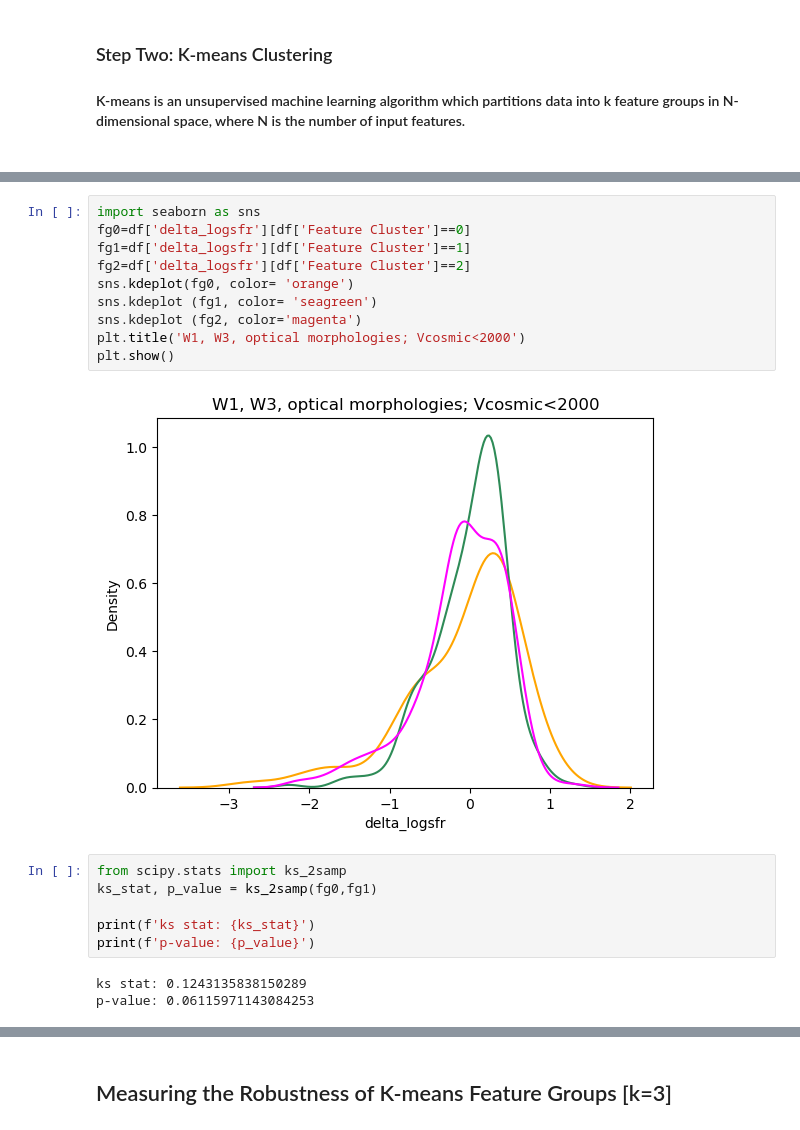
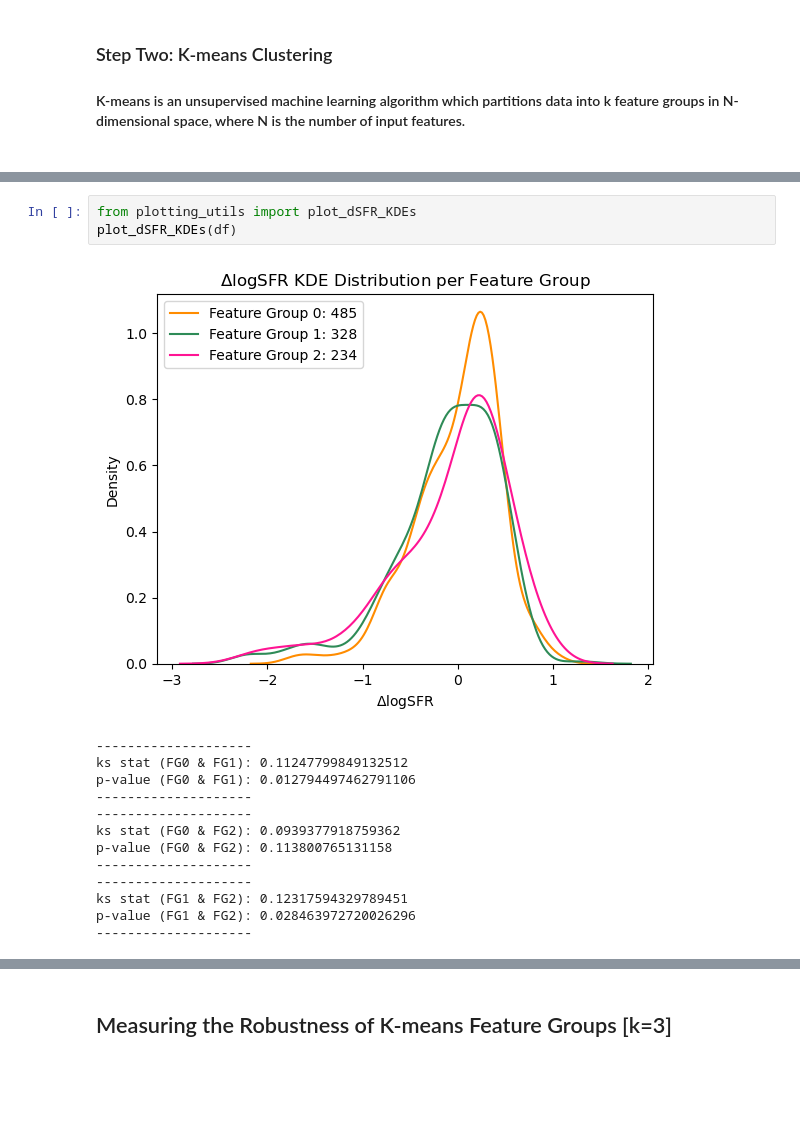
Before and after one commit to gammaspire/machine-learning, a Jupyter notebook: galaxy_feature_clustering/feature_clustering.ipynb, the cells around one changed output, grey strips where cells are left out. Cells and saved outputs as stored; diff of their text form; blank space fills up the shorter version.

```diff
--- a/galaxy_feature_clustering/feature_clustering.ipynb
+++ b/galaxy_feature_clustering/feature_clustering.ipynb
@@ -132,21 +134,17 @@ Incoming...expect an output of 7 plots.
 # %%
-import seaborn as sns
-fg0=df['delta_logsfr'][df['Feature Cluster']==0]
-fg1=df['delta_logsfr'][df['Feature Cluster']==1]
-fg2=df['delta_logsfr'][df['Feature Cluster']==2]
-sns.kdeplot(fg0, color= 'orange')
-sns.kdeplot (fg1, color= 'seagreen')
-sns.kdeplot (fg2, color='magenta')
-plt.title('W1, W3, optical morphologies; Vcosmic<2000')
-plt.show()
+from plotting_utils import plot_dSFR_KDEs
+plot_dSFR_KDEs(df)
 # %% [output]
-[figure, old version]
+[figure, new version]
+--------------------
+ks stat (FG0 & FG1): 0.11247799849132512
+p-value (FG0 & FG1): 0.012794497462791106
+--------------------
+--------------------
+ks stat (FG0 & FG2): 0.0939377918759362
+p-value (FG0 & FG2): 0.113800765131158
+--------------------
+--------------------
+ks stat (FG1 & FG2): 0.12317594329789451
+p-value (FG1 & FG2): 0.028463972720026296
+--------------------
-# %%
-from scipy.stats import ks_2samp
-ks_stat, p_value = ks_2samp(fg0,fg1)
-
-print(f'ks stat: {ks_stat}')
-print(f'p-value: {p_value}')
-# %% [output]
-ks stat: 0.1243135838150289
-p-value: 0.06115971143084253
```
Also changed, not shown: parts of 17 cells of this notebook, 8 other files.
